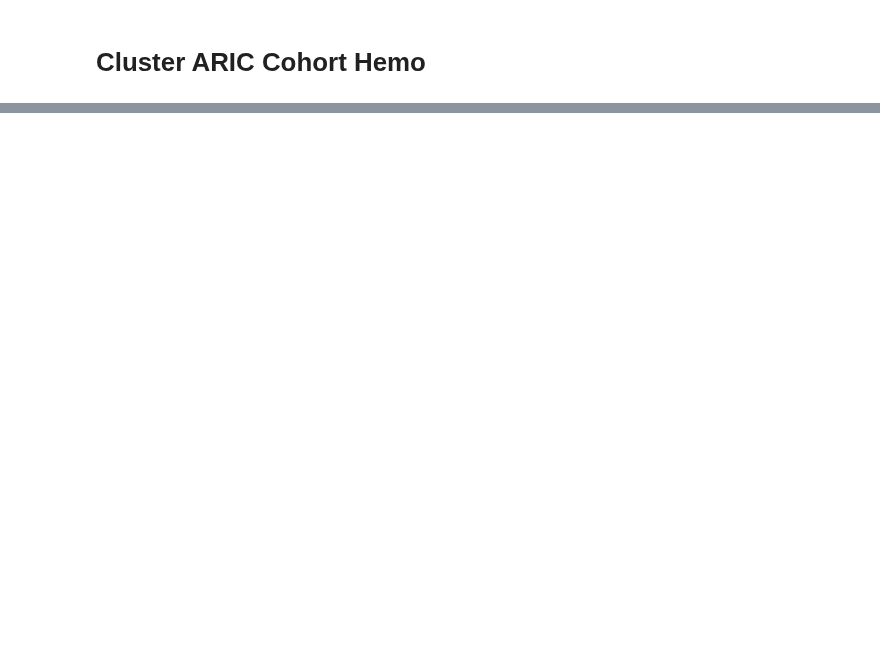
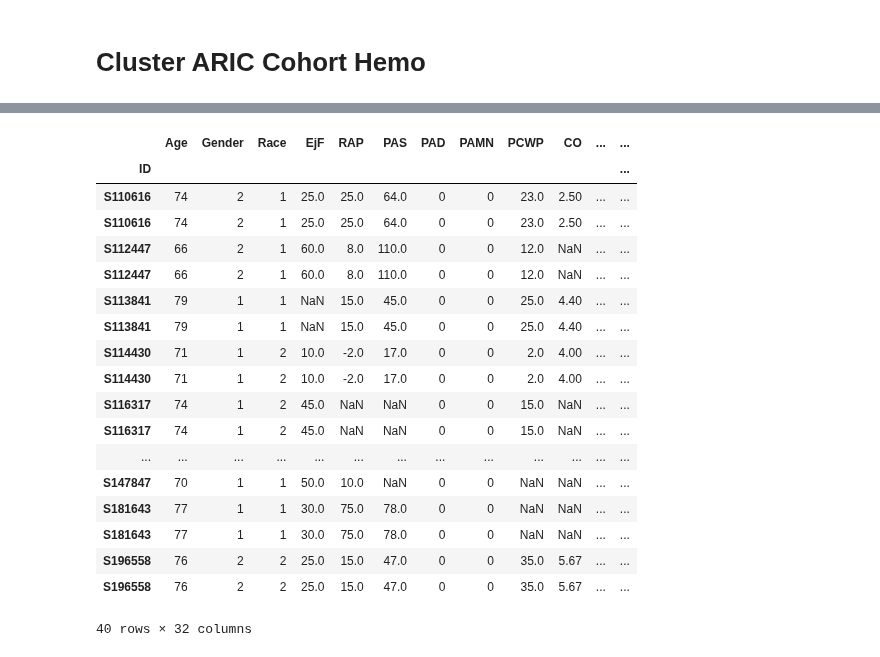
Before and after one commit to jozieLamp/CARNA, a Jupyter notebook: Test Create Score Labels.ipynb, the cells around one changed output, grey strips where cells are left out. Saved outputs shown, nothing was run; the diff lists cells and outputs as text; code cells hidden in the pictures; blank space fills up the shorter version.

```diff
--- a/Test Create Score Labels.ipynb
+++ b/Test Create Score Labels.ipynb
@@ -282,0 +414,16 @@ hemoDF
+# %%
+hemo = copy.deepcopy(guideHemo)
+hemo = hemo.replace(np.inf, 0)
+hemo = hemo.fillna(0)
+data=hemo
+
+# scaler = MinMaxScaler()#scale data
+# hemo.loc[:,:] = scaler.fit_transform(hemo)
+# pca = PCA(n_components=2)
+# data = pca.fit_transform(hemo)
+# %%
+#TODO - update model here
+model = pickle.load(open('Score Label Preprocessing/ClusterModels/AC_Hemo.sav', 'rb'))
+hemoDF, descSummary = runValidationClustering(clusterModel=model, data=data, origData=aricCohortHemo, labels=cohortLabels,
+                                    modelName= "GUIDE-IT_Cluster",columns=['MPAP', 'BPDIAS'], pca=False)
+hemoDF
@@ -282,0 +451,3 @@ hemoDF
+# %%
+scoreAsmts = assignScoresFromClusters(descSummary)
+scoreAsmts
@@ -282,0 +461,6 @@ hemoDF
+# %%
+#TODO - MUST ALWAYS ADD ASMTS HERE
+#Note - higher average scores means worse outcomes
+finalScores = [1,4,2,5,3]
+scoreAsmts['FinalScores'] = finalScores
+scoreAsmts
@@ -282,0 +474,23 @@ hemoDF
+# %%
+hemoDF = saveClusteredData(hemoDF, scoreAsmts,"Data Validation/GUIDE-IT/Preprocessed Data/GUIDE-IT_AC_Hemo.csv")
+hemoDF
+# %% [output]
+|  | Age | Gender | Race | EjF | RAP | PAS | PAD | PAMN | PCWP | CO | ... | ... |
+| ID |  |  |  |  |  |  |  |  |  |  |  | ... |
+| S110616 | 74 | 2 | 1 | 25.0 | 25.0 | 64.0 | 0 | 0 | 23.0 | 2.50 | ... | ... |
+| S110616 | 74 | 2 | 1 | 25.0 | 25.0 | 64.0 | 0 | 0 | 23.0 | 2.50 | ... | ... |
+| S112447 | 66 | 2 | 1 | 60.0 | 8.0 | 110.0 | 0 | 0 | 12.0 | NaN | ... | ... |
+| S112447 | 66 | 2 | 1 | 60.0 | 8.0 | 110.0 | 0 | 0 | 12.0 | NaN | ... | ... |
+| S113841 | 79 | 1 | 1 | NaN | 15.0 | 45.0 | 0 | 0 | 25.0 | 4.40 | ... | ... |
+| S113841 | 79 | 1 | 1 | NaN | 15.0 | 45.0 | 0 | 0 | 25.0 | 4.40 | ... | ... |
+| S114430 | 71 | 1 | 2 | 10.0 | -2.0 | 17.0 | 0 | 0 | 2.0 | 4.00 | ... | ... |
+| S114430 | 71 | 1 | 2 | 10.0 | -2.0 | 17.0 | 0 | 0 | 2.0 | 4.00 | ... | ... |
+| S116317 | 74 | 1 | 2 | 45.0 | NaN | NaN | 0 | 0 | 15.0 | NaN | ... | ... |
+| S116317 | 74 | 1 | 2 | 45.0 | NaN | NaN | 0 | 0 | 15.0 | NaN | ... | ... |
+| ... | ... | ... | ... | ... | ... | ... | ... | ... | ... | ... | ... | ... |
+| S147847 | 70 | 1 | 1 | 50.0 | 10.0 | NaN | 0 | 0 | NaN | NaN | ... | ... |
+| S181643 | 77 | 1 | 1 | 30.0 | 75.0 | 78.0 | 0 | 0 | NaN | NaN | ... | ... |
+| S181643 | 77 | 1 | 1 | 30.0 | 75.0 | 78.0 | 0 | 0 | NaN | NaN | ... | ... |
+| S196558 | 76 | 2 | 2 | 25.0 | 15.0 | 47.0 | 0 | 0 | 35.0 | 5.67 | ... | ... |
+| S196558 | 76 | 2 | 2 | 25.0 | 15.0 | 47.0 | 0 | 0 | 35.0 | 5.67 | ... | ... |
+40 rows × 32 columns
```
Also changed, not shown: parts of 17 cells of this notebook, 4 other files.
